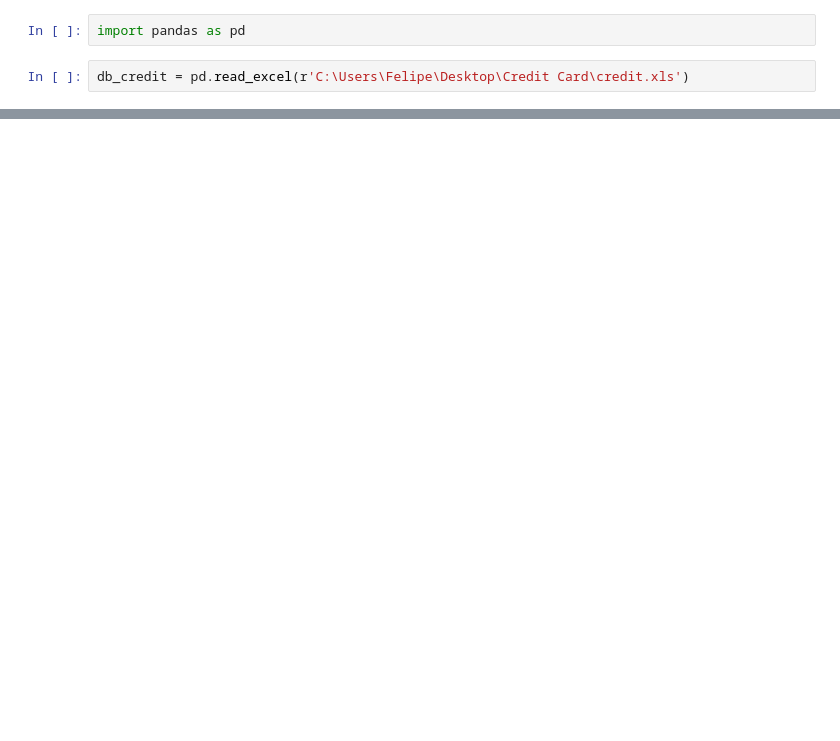
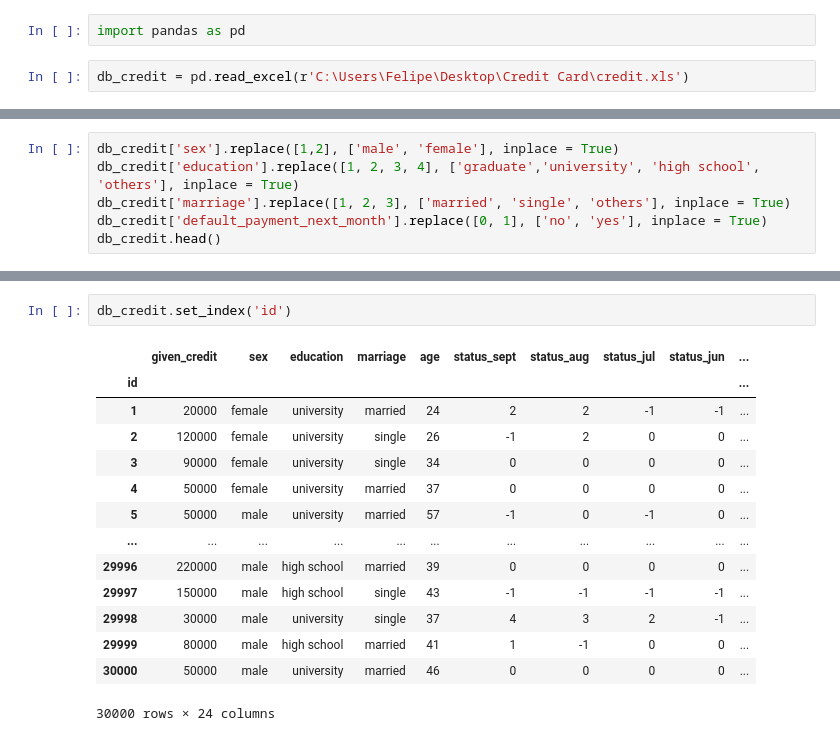
Before and after one commit to FLPSP/Credit-card, a Jupyter notebook: Credit Card.ipynb, the cells around one changed output, grey strips where cells are left out. Cells and saved outputs as stored; diff of their text form; blank space fills up the shorter version.

```diff
--- a/Credit Card.ipynb
+++ b/Credit Card.ipynb
@@ -34,0 +32,6 @@ db_credit.head()
+# %%
+db_credit['sex'].replace([1,2], ['male', 'female'], inplace = True)
+db_credit['education'].replace([1, 2, 3, 4], ['graduate','university', 'high school', 'others'], inplace = True)
+db_credit['marriage'].replace([1, 2, 3], ['married', 'single', 'others'], inplace = True)
+db_credit['default_payment_next_month'].replace([0, 1], ['no', 'yes'], inplace = True)
+db_credit.head()
@@ -34,0 +46,17 @@ db_credit.head()
+# %%
+db_credit.set_index('id')
+# %% [output]
+|  | given_credit | sex | education | marriage | age | status_sept | status_aug | status_jul | status_jun | ... |
+| id |  |  |  |  |  |  |  |  |  | ... |
+| 1 | 20000 | female | university | married | 24 | 2 | 2 | -1 | -1 | ... |
+| 2 | 120000 | female | university | single | 26 | -1 | 2 | 0 | 0 | ... |
+| 3 | 90000 | female | university | single | 34 | 0 | 0 | 0 | 0 | ... |
+| 4 | 50000 | female | university | married | 37 | 0 | 0 | 0 | 0 | ... |
+| 5 | 50000 | male | university | married | 57 | -1 | 0 | -1 | 0 | ... |
+| ... | ... | ... | ... | ... | ... | ... | ... | ... | ... | ... |
+| 29996 | 220000 | male | high school | married | 39 | 0 | 0 | 0 | 0 | ... |
+| 29997 | 150000 | male | high school | single | 43 | -1 | -1 | -1 | -1 | ... |
+| 29998 | 30000 | male | university | single | 37 | 4 | 3 | 2 | -1 | ... |
+| 29999 | 80000 | male | high school | married | 41 | 1 | -1 | 0 | 0 | ... |
+| 30000 | 50000 | male | university | married | 46 | 0 | 0 | 0 | 0 | ... |
+30000 rows × 24 columns
```
Also changed, not shown: parts of 5 cells of this notebook.
